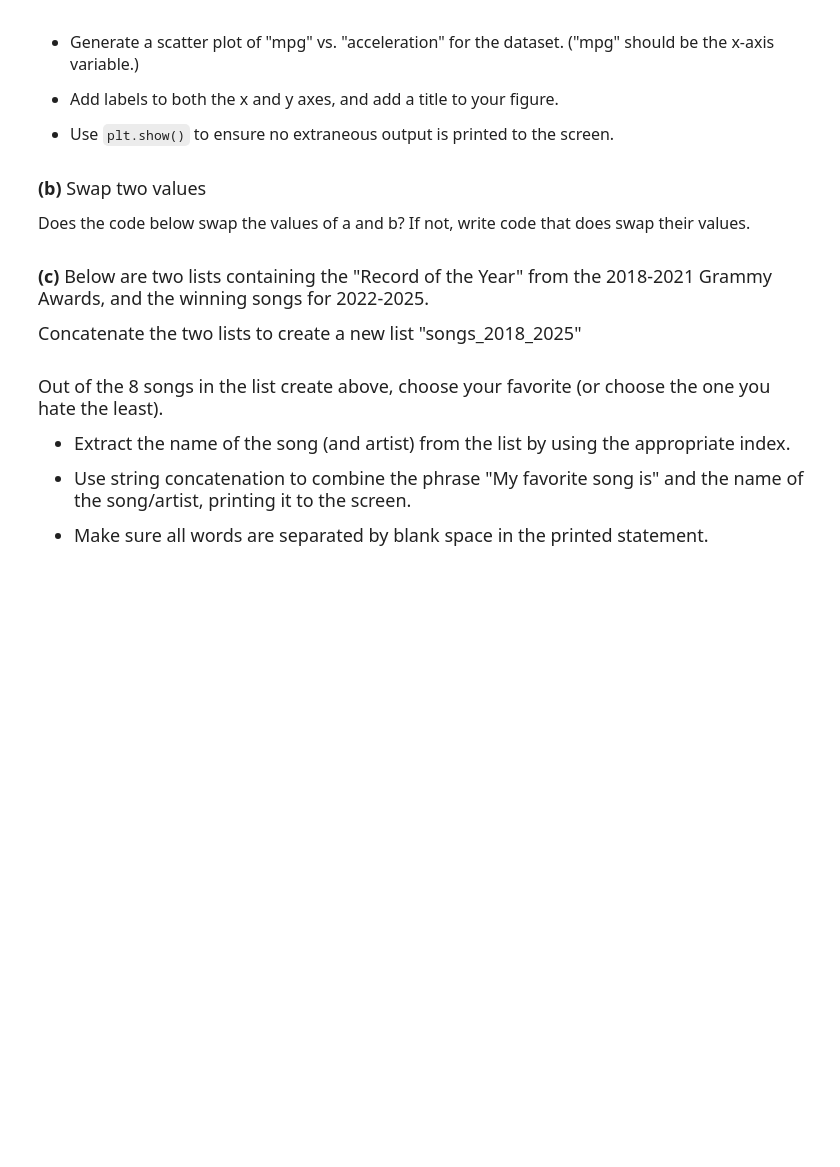
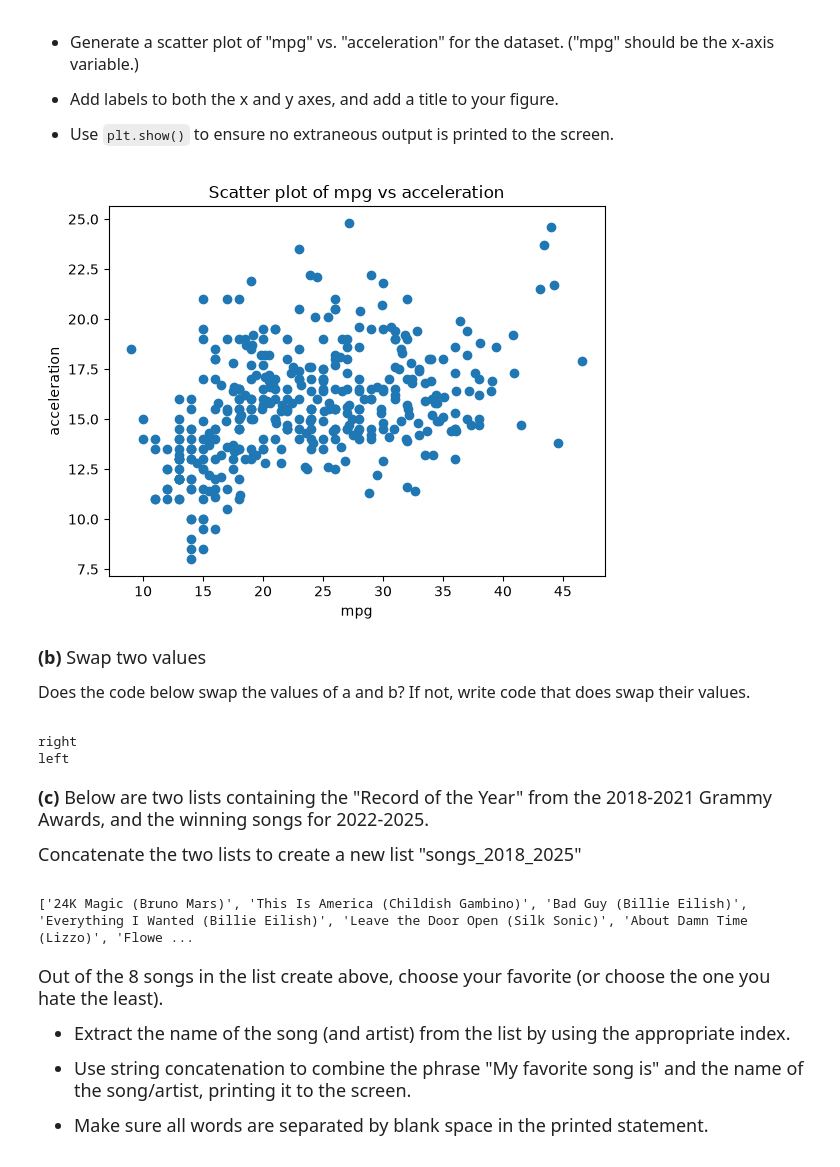
Before and after one commit to JuneOuyang/datasci185fall2026, a Jupyter notebook: _quizzes/example_quiz/practice_quiz/practice_quiz.ipynb, the cells around one changed output. Drawn from its saved outputs; the diff is of its cells as text; code cells hidden in the pictures; blank space fills up the shorter version.

```diff
--- a/_quizzes/example_quiz/practice_quiz/practice_quiz.ipynb
+++ b/_quizzes/example_quiz/practice_quiz/practice_quiz.ipynb
@@ -35,3 +35,7 @@ print()
 - Using `pandas`, read in the file "features.csv" from the "quiz_data" folder and assign it to a variable named `df`.
 # %%
 ## Your code here
+
+import pandas as pd
+df= pd.read_csv('quiz_data/features.csv')
+df.head()
@@ -56,6 +78,14 @@ features_of_interest = ["acceleration", "cylinders", "horsepower", "mpg"]
 - Use `plt.show()` to ensure no extraneous output is printed to the screen.
 # %%
 ### your code here
+import matplotlib.pyplot as plt
+plt.scatter(df["mpg"],df["acceleration"])
+plt.xlabel("mpg")
+plt.ylabel("acceleration")
+plt.title("Scatter plot of mpg vs acceleration")
+plt.show()
+# %% [output]
+[figure, added]
 # %% [markdown]
 <font size = "4">
 
@@ -72,6 +102,17 @@ b = a
 a = b
 # %%
 # If it doesn't work, put your changes here:
+
+a="left"
+b="right"
+temp=b
+b=a
+a=temp
+print(a)
+print(b)
+# %% [output]
+right
+left
 # %% [markdown]
 <font size = "4">
 
@@ -86,6 +127,10 @@ songs_2022_2025 = ["Leave the Door Open (Silk Sonic)", "About Damn Time (Lizzo)"
     "Flowers (Miley Cyrus)", "Not Like Us (Kendrick Lamar)"]
 
 # your code here
+songs_2018_2025 = songs_2018_2021 + songs_2022_2025
+print(songs_2018_2025)
+# %% [output]
+['24K Magic (Bruno Mars)', 'This Is America (Childish Gambino)', 'Bad Guy (Billie Eilish)', 'Everything I Wanted (Billie Eilish)', 'Leave the Door Open (Silk Sonic)', 'About Damn Time (Lizzo)', 'Flowe ...
 # %% [markdown]
 <font size = "4">
 
```
Also changed, not shown: parts of 6 cells of this notebook, 1 other file.
